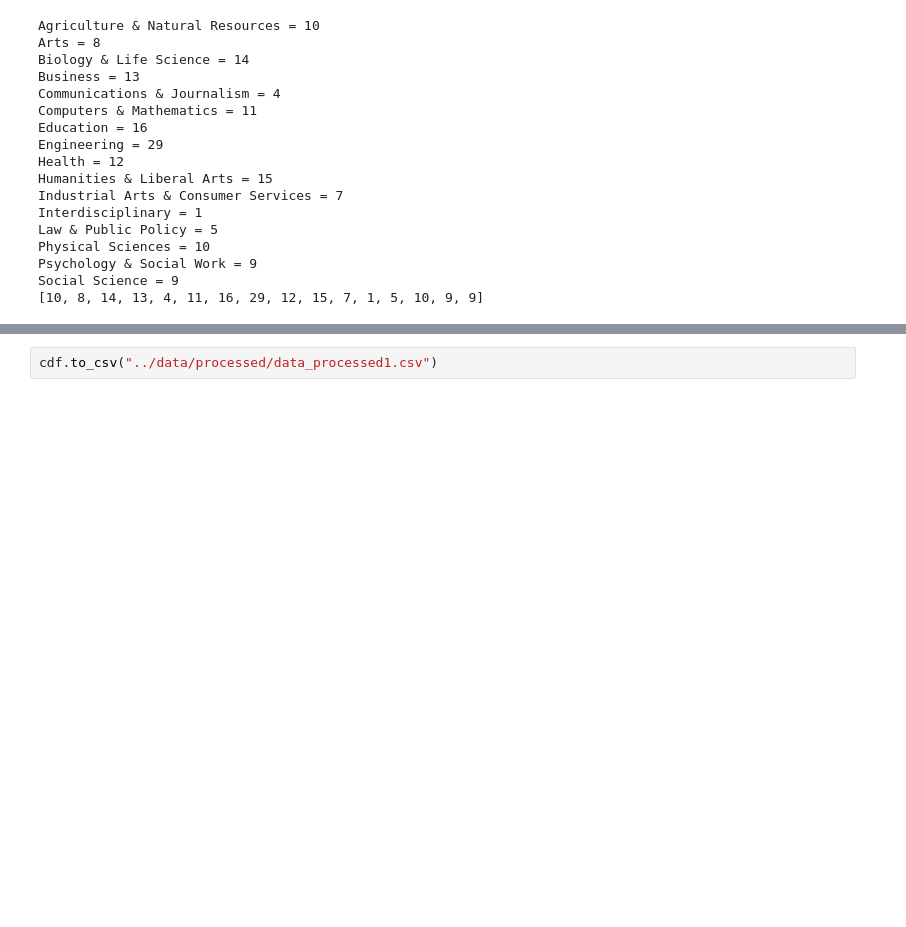
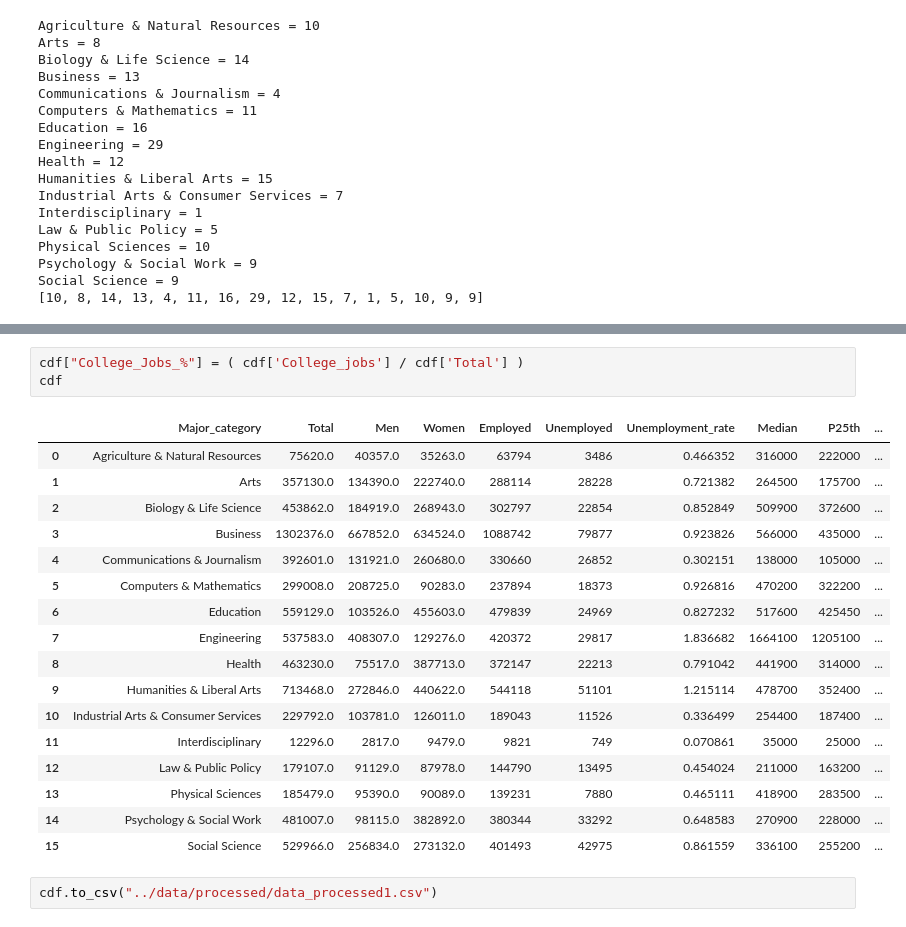
Before and after one commit to data301-2021-winter1/project-group02-project, a Jupyter notebook: notebooks/ungraded/Preparing_data_for_Tableau.ipynb, the cells around one changed output, grey strips where cells are left out. Saved outputs shown, nothing was run; the diff lists cells and outputs as text; blank space fills up the shorter version.

```diff
--- a/notebooks/ungraded/Preparing_data_for_Tableau.ipynb
+++ b/notebooks/ungraded/Preparing_data_for_Tableau.ipynb
@@ -96,2 +96,23 @@ cdf.head()
+# %%
+cdf["College_Jobs_%"] = ( cdf['College_jobs'] / cdf['Total'] )
+cdf
+# %% [output]
+|  | Major_category | Total | Men | Women | Employed | Unemployed | Unemployment_rate | Median | P25th | ... |
+| 0 | Agriculture & Natural Resources | 75620.0 | 40357.0 | 35263.0 | 63794 | 3486 | 0.466352 | 316000 | 222000 | ... |
+| 1 | Arts | 357130.0 | 134390.0 | 222740.0 | 288114 | 28228 | 0.721382 | 264500 | 175700 | ... |
+| 2 | Biology & Life Science | 453862.0 | 184919.0 | 268943.0 | 302797 | 22854 | 0.852849 | 509900 | 372600 | ... |
+| 3 | Business | 1302376.0 | 667852.0 | 634524.0 | 1088742 | 79877 | 0.923826 | 566000 | 435000 | ... |
+| 4 | Communications & Journalism | 392601.0 | 131921.0 | 260680.0 | 330660 | 26852 | 0.302151 | 138000 | 105000 | ... |
+| 5 | Computers & Mathematics | 299008.0 | 208725.0 | 90283.0 | 237894 | 18373 | 0.926816 | 470200 | 322200 | ... |
+| 6 | Education | 559129.0 | 103526.0 | 455603.0 | 479839 | 24969 | 0.827232 | 517600 | 425450 | ... |
+| 7 | Engineering | 537583.0 | 408307.0 | 129276.0 | 420372 | 29817 | 1.836682 | 1664100 | 1205100 | ... |
+| 8 | Health | 463230.0 | 75517.0 | 387713.0 | 372147 | 22213 | 0.791042 | 441900 | 314000 | ... |
+| 9 | Humanities & Liberal Arts | 713468.0 | 272846.0 | 440622.0 | 544118 | 51101 | 1.215114 | 478700 | 352400 | ... |
+| 10 | Industrial Arts & Consumer Services | 229792.0 | 103781.0 | 126011.0 | 189043 | 11526 | 0.336499 | 254400 | 187400 | ... |
+| 11 | Interdisciplinary | 12296.0 | 2817.0 | 9479.0 | 9821 | 749 | 0.070861 | 35000 | 25000 | ... |
+| 12 | Law & Public Policy | 179107.0 | 91129.0 | 87978.0 | 144790 | 13495 | 0.454024 | 211000 | 163200 | ... |
+| 13 | Physical Sciences | 185479.0 | 95390.0 | 90089.0 | 139231 | 7880 | 0.465111 | 418900 | 283500 | ... |
+| 14 | Psychology & Social Work | 481007.0 | 98115.0 | 382892.0 | 380344 | 33292 | 0.648583 | 270900 | 228000 | ... |
+| 15 | Social Science | 529966.0 | 256834.0 | 273132.0 | 401493 | 42975 | 0.861559 | 336100 | 255200 | ... |
 # %%
 cdf.to_csv("../data/processed/data_processed1.csv")
```
Also changed, not shown: parts of 2 cells of this notebook, 3 other files.
